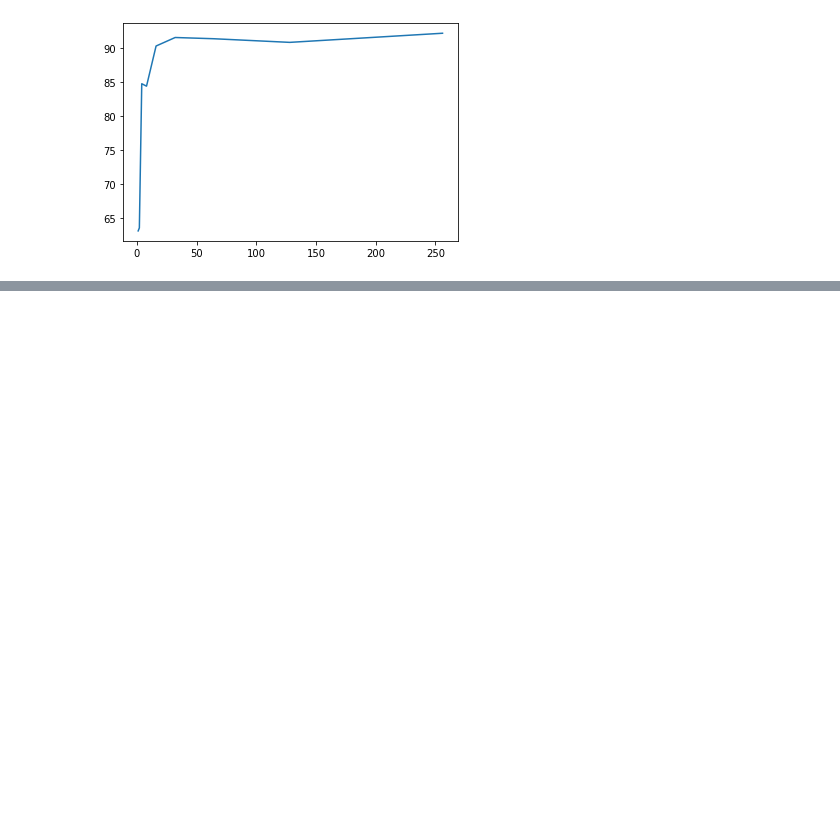
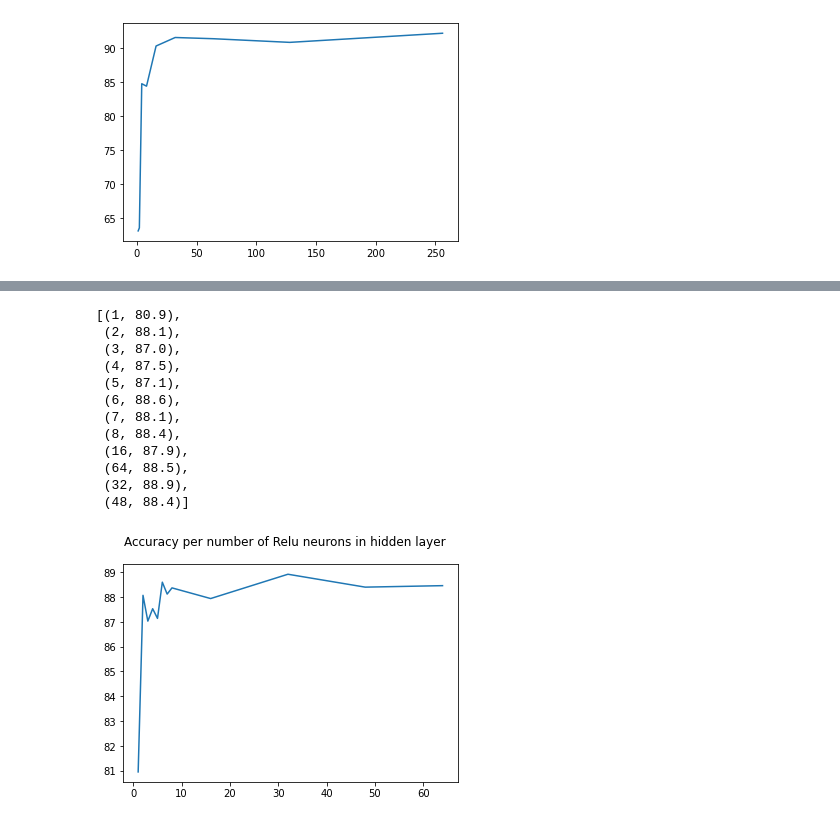
Before and after one commit to mmenzyns/ai-palm-rejection, a Jupyter notebook: ai_ml/graphs.ipynb, the cells around one changed output, grey strips where cells are left out. Cells and saved outputs as stored; diff of their text form; code cells hidden in the pictures; blank space fills up the shorter version.

```diff
--- a/ai_ml/graphs.ipynb
+++ b/ai_ml/graphs.ipynb
@@ -12,0 +107,44 @@ sns.lineplot(x=neurons, y=np.array(accuracies)*100)
+# %%
+# 12 1.49 86.5% 4 kernels 5 relus
+
+# CNN number of kernels
+f = open('logs/cnn-relus')
+
+data = {}
+for line in f:
+    if line == '':
+        continue
+    tokens = line.split(' ')
+    if len(tokens) < 3:
+        continue
+    relus = int(tokens[5])
+    if not relus in data:
+        data[relus] = []
+
+    accuracy = float(tokens[2].strip('%'))
+    data[relus].append(accuracy)
+f.close()
+
+x = []
+y = []
+for key, item in data.items():
+    x.append(key)
+    y.append(np.mean(item))
+
+sns.lineplot(x, y)
+plt.suptitle("Accuracy per number of Relu neurons in hidden layer")
+list(zip(x,np.round(y, 1)))
+# %% [output]
+[(1, 80.9),
+ (2, 88.1),
+ (3, 87.0),
+ (4, 87.5),
+ (5, 87.1),
+ (6, 88.6),
+ (7, 88.1),
+ (8, 88.4),
+ (16, 87.9),
+ (64, 88.5),
+ (32, 88.9),
+ (48, 88.4)]
+[figure, added]
```
Also changed, not shown: parts of 5 cells of this notebook, 11 other files.
